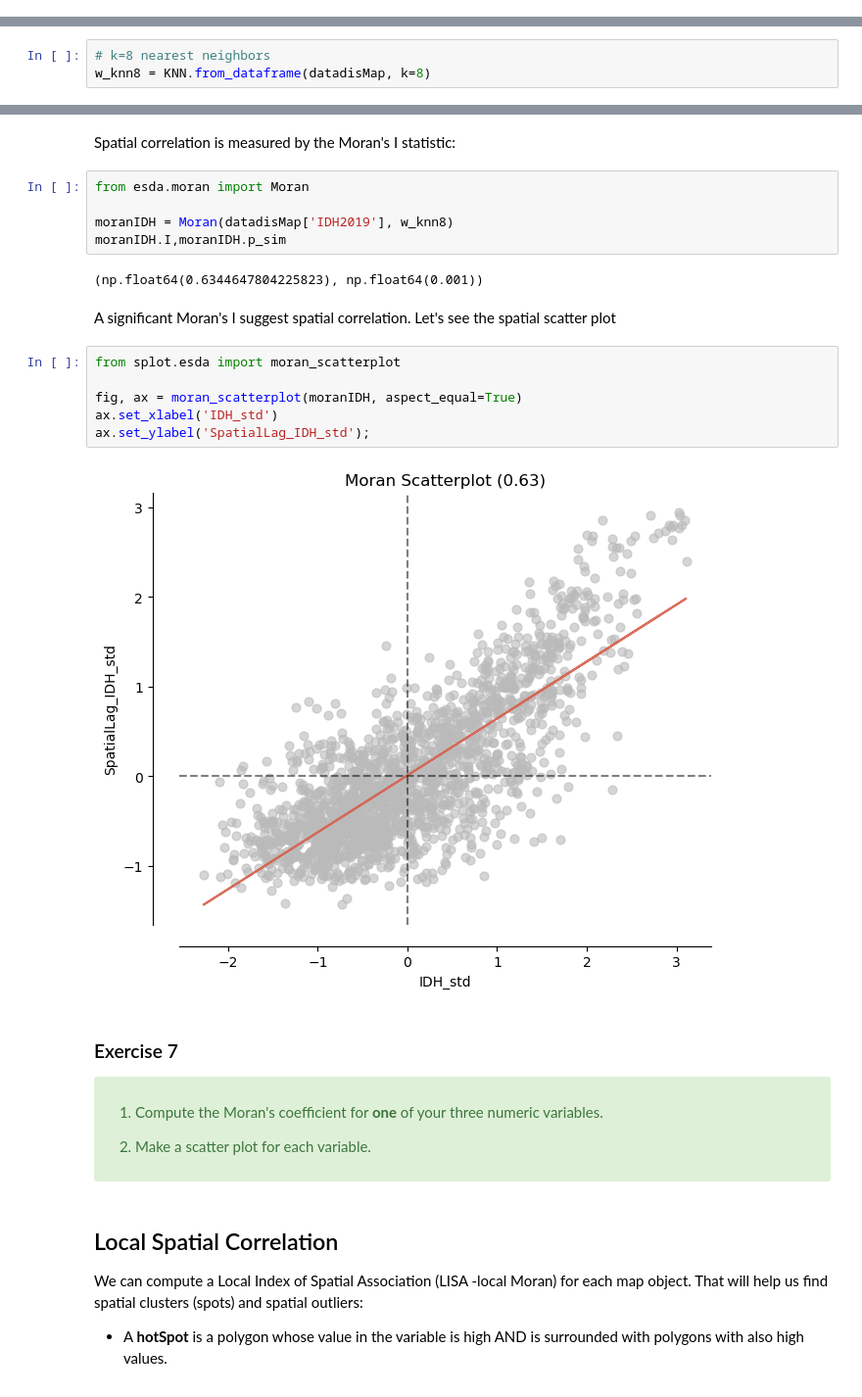
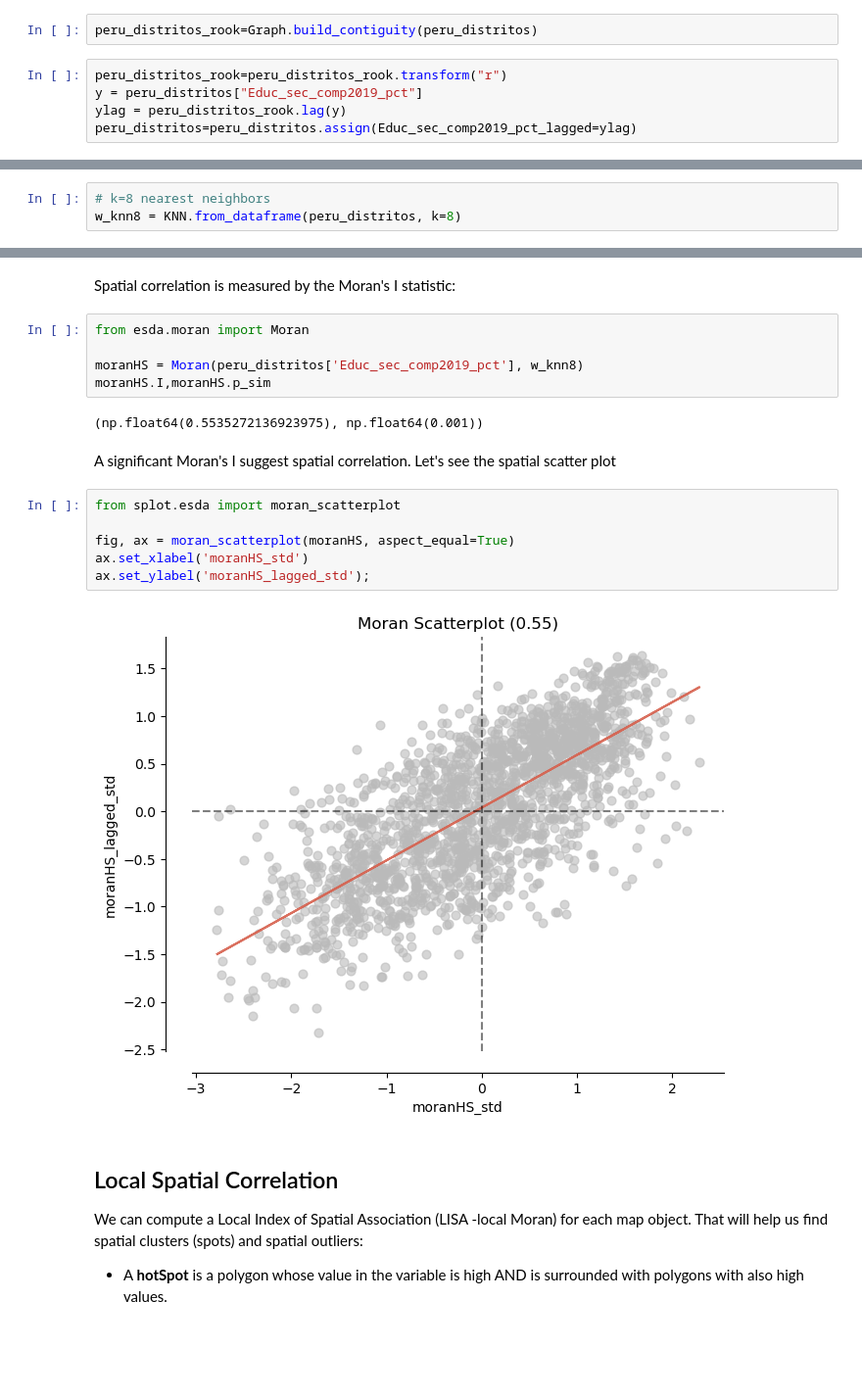
Before and after one commit to CienciaDeDatosEspacial/spatial_autoCorr, a Jupyter notebook: index.ipynb, the cells around one changed output, grey strips where cells are left out. Shown at 98% size. Drawn from its saved outputs; the diff is of its cells as text; blank space fills up the shorter version.

```diff
--- a/index.ipynb
+++ b/index.ipynb
@@ -163,0 +440,7 @@ We can compute the neighborhood for each object in a map using different options
+# %%
+peru_distritos_rook=Graph.build_contiguity(peru_distritos)
+# %%
+peru_distritos_rook=peru_distritos_rook.transform("r")
+y = peru_distritos["Educ_sec_comp2019_pct"]
+ylag = peru_distritos_rook.lag(y)
+peru_distritos=peru_distritos.assign(Educ_sec_comp2019_pct_lagged=ylag)
@@ -203,7 +483,7 @@ The presence of _islands_ will be problematic in more complex applications. An a
 3) Nearest neighbors:
 # %%
 # k=8 nearest neighbors
-w_knn8 = KNN.from_dataframe(datadisMap, k=8)
+w_knn8 = KNN.from_dataframe(peru_distritos, k=8)
 # %%
 w_knn8.islands
 # %% [output]
@@ -337,30 +504,20 @@ Spatial correlation is measured by the Moran's I statistic:
 # %%
 from esda.moran import Moran
 
-moranIDH = Moran(datadisMap['IDH2019'], w_knn8)
-moranIDH.I,moranIDH.p_sim
+moranHS = Moran(peru_distritos['Educ_sec_comp2019_pct'], w_knn8)
+moranHS.I,moranHS.p_sim
 # %% [output]
-(np.float64(0.6344647804225823), np.float64(0.001))
+(np.float64(0.5535272136923975), np.float64(0.001))
 # %% [markdown]
 A significant Moran's I suggest spatial correlation. Let's see the spatial scatter plot
 # %%
 from splot.esda import moran_scatterplot
 
-fig, ax = moran_scatterplot(moranIDH, aspect_equal=True)
-ax.set_xlabel('IDH_std')
-ax.set_ylabel('SpatialLag_IDH_std');
+fig, ax = moran_scatterplot(moranHS, aspect_equal=True)
+ax.set_xlabel('moranHS_std')
+ax.set_ylabel('moranHS_lagged_std');
 # %% [output]
-[figure, old version]
+[figure, new version]
-# %% [markdown]
-### Exercise 7
-
-<div class="alert-success">
-
-1. Compute the Moran's coefficient for **one** of your three  numeric variables.
-
-2. Make a scatter plot for each variable.
-
-</div>
 # %% [markdown]
 ## Local Spatial Correlation
 
```
Also changed, not shown: parts of 74 cells of this notebook.
